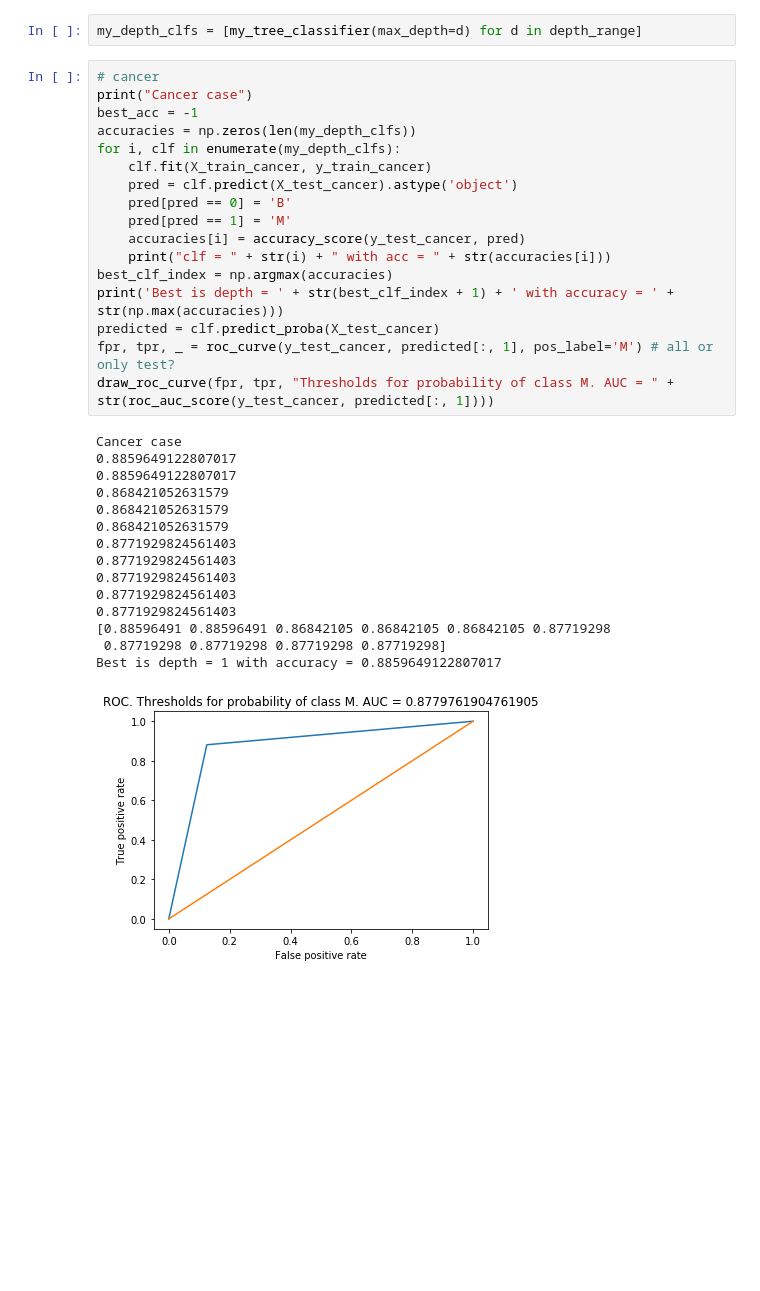
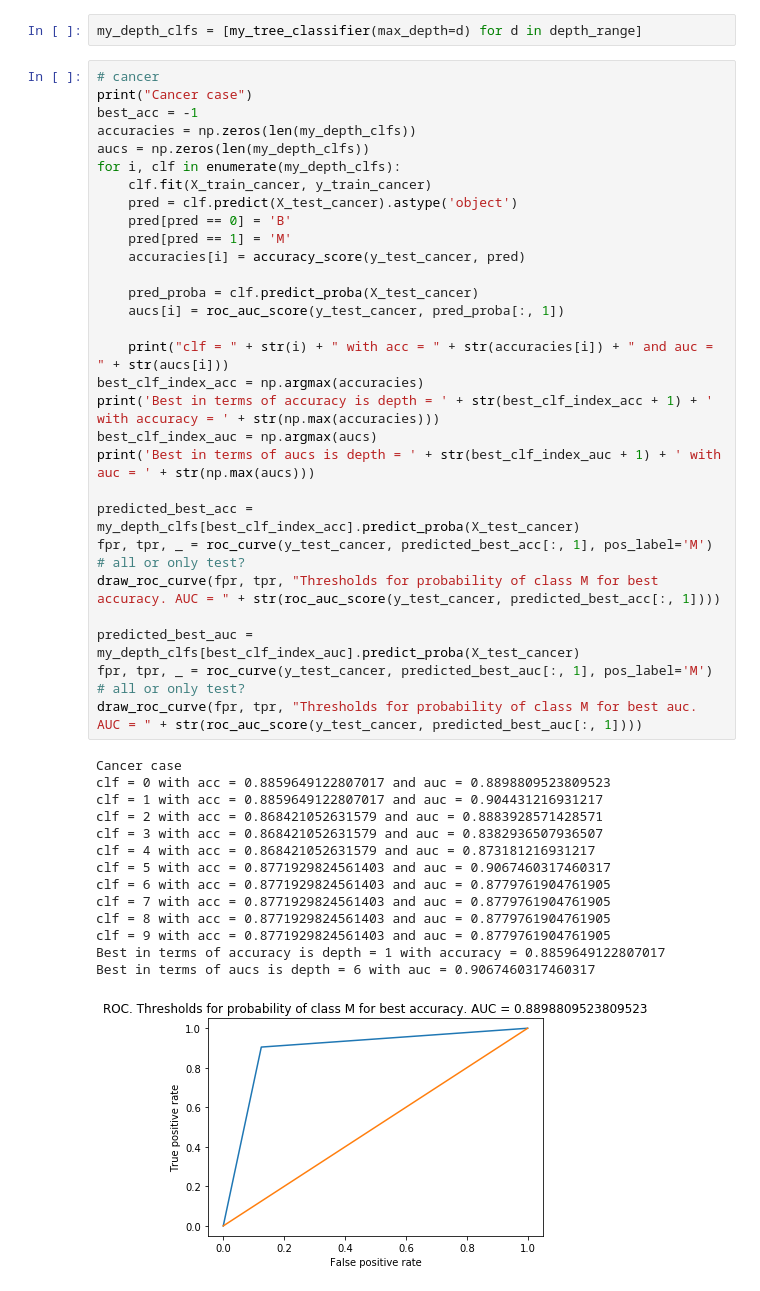
Before and after one commit to RamSaw/MachineLearning, a Jupyter notebook: hw01/hw01.ipynb, the cells around one changed output. Cells and saved outputs as stored; diff of their text form; blank space fills up the shorter version.

```diff
--- a/hw01/hw01.ipynb
+++ b/hw01/hw01.ipynb
@@ -867,33 +867,44 @@ my_depth_clfs = [my_tree_classifier(max_depth=d) for d in depth_range]
 # %%
 # cancer
 print("Cancer case")
 best_acc = -1
 accuracies = np.zeros(len(my_depth_clfs))
+aucs = np.zeros(len(my_depth_clfs))
 for i, clf in enumerate(my_depth_clfs):
     clf.fit(X_train_cancer, y_train_cancer)
     pred = clf.predict(X_test_cancer).astype('object')
     pred[pred == 0] = 'B'
     pred[pred == 1] = 'M'
     accuracies[i] = accuracy_score(y_test_cancer, pred)
-    print("clf = " + str(i) + " with acc = " + str(accuracies[i]))
-best_clf_index = np.argmax(accuracies)
-print('Best is depth = ' + str(best_clf_index + 1) + ' with accuracy = ' + str(np.max(accuracies)))
-predicted = clf.predict_proba(X_test_cancer)
-fpr, tpr, _ = roc_curve(y_test_cancer, predicted[:, 1], pos_label='M') # all or only test?
-draw_roc_curve(fpr, tpr, "Thresholds for probability of class M. AUC = " + str(roc_auc_score(y_test_cancer, predicted[:, 1])))
+
+    pred_proba = clf.predict_proba(X_test_cancer)
+    aucs[i] = roc_auc_score(y_test_cancer, pred_proba[:, 1])
+
+    print("clf = " + str(i) + " with acc = " + str(accuracies[i]) + " and auc = " + str(aucs[i]))
+best_clf_index_acc = np.argmax(accuracies)
+print('Best in terms of accuracy is depth = ' + str(best_clf_index_acc + 1) + ' with accuracy = ' + str(np.max(accuracies)))
+best_clf_index_auc = np.argmax(aucs)
+print('Best in terms of aucs is depth = ' + str(best_clf_index_auc + 1) + ' with auc = ' + str(np.max(aucs)))
+
+predicted_best_acc = my_depth_clfs[best_clf_index_acc].predict_proba(X_test_cancer)
+fpr, tpr, _ = roc_curve(y_test_cancer, predicted_best_acc[:, 1], pos_label='M') # all or only test?
+draw_roc_curve(fpr, tpr, "Thresholds for probability of class M for best accuracy. AUC = " + str(roc_auc_score(y_test_cancer, predicted_best_acc[:, 1])))
+
+predicted_best_auc = my_depth_clfs[best_clf_index_auc].predict_proba(X_test_cancer)
+fpr, tpr, _ = roc_curve(y_test_cancer, predicted_best_auc[:, 1], pos_label='M') # all or only test?
+draw_roc_curve(fpr, tpr, "Thresholds for probability of class M for best auc. AUC = " + str(roc_auc_score(y_test_cancer, predicted_best_auc[:, 1])))
 # %% [output]
 Cancer case
-0.8859649122807017
-0.8859649122807017
-0.868421052631579
-0.868421052631579
-0.868421052631579
-0.8771929824561403
-0.8771929824561403
-0.8771929824561403
-0.8771929824561403
-0.8771929824561403
-[0.88596491 0.88596491 0.86842105 0.86842105 0.86842105 0.87719298
- 0.87719298 0.87719298 0.87719298 0.87719298]
-Best is depth = 1 with accuracy = 0.8859649122807017
+clf = 0 with acc = 0.8859649122807017 and auc = 0.8898809523809523
+clf = 1 with acc = 0.8859649122807017 and auc = 0.904431216931217
+clf = 2 with acc = 0.868421052631579 and auc = 0.8883928571428571
+clf = 3 with acc = 0.868421052631579 and auc = 0.8382936507936507
+clf = 4 with acc = 0.868421052631579 and auc = 0.873181216931217
+clf = 5 with acc = 0.8771929824561403 and auc = 0.9067460317460317
+clf = 6 with acc = 0.8771929824561403 and auc = 0.8779761904761905
+clf = 7 with acc = 0.8771929824561403 and auc = 0.8779761904761905
+clf = 8 with acc = 0.8771929824561403 and auc = 0.8779761904761905
+clf = 9 with acc = 0.8771929824561403 and auc = 0.8779761904761905
+Best in terms of accuracy is depth = 1 with accuracy = 0.8859649122807017
+Best in terms of aucs is depth = 6 with auc = 0.9067460317460317
-[figure, old version]
+[figure, new version]
```
Also changed, not shown: parts of 2 cells of this notebook.
